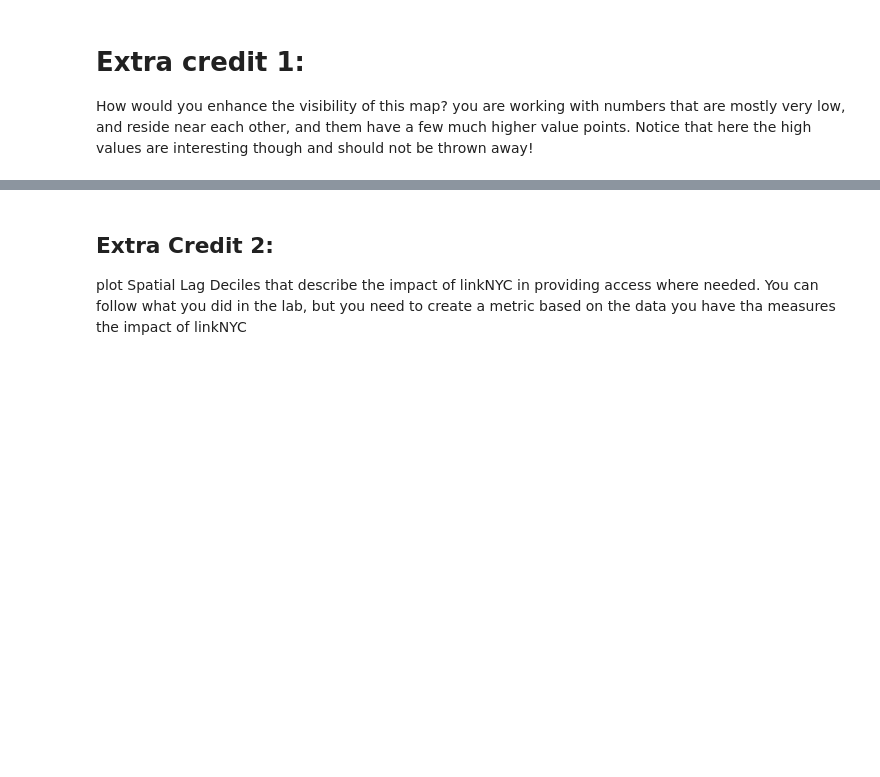
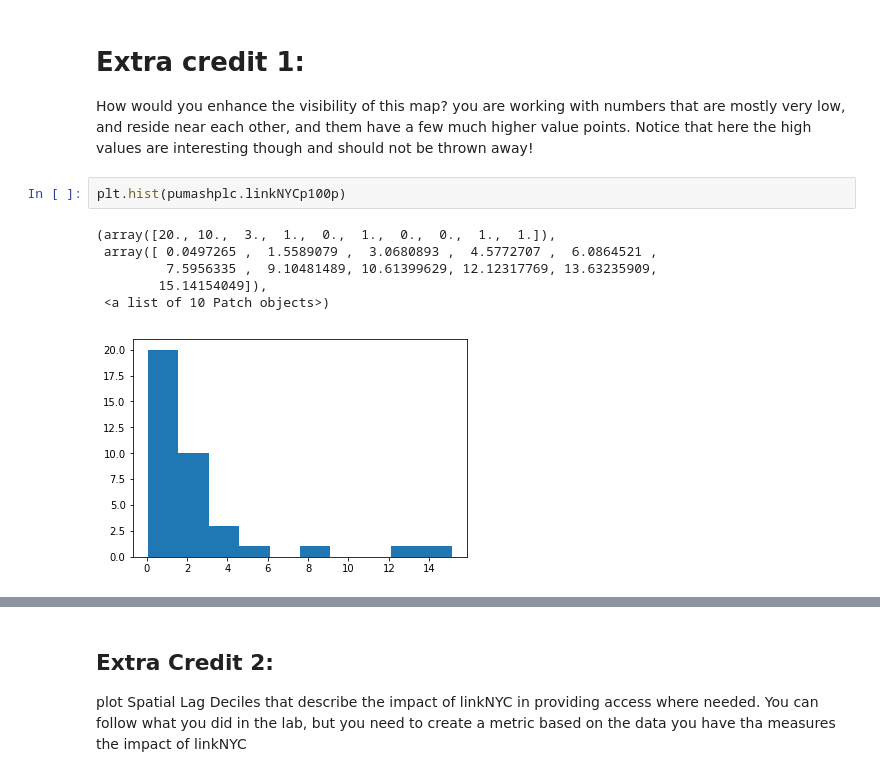
Before and after one commit to tanyani/PUI2018_tn1050, a Jupyter notebook: HW7_tn1050/geopandas_census_instructions.ipynb, the cells around one changed output, grey strips where cells are left out. Saved outputs shown, nothing was run; the diff lists cells and outputs as text; blank space fills up the shorter version.

```diff
--- a/HW7_tn1050/geopandas_census_instructions.ipynb
+++ b/HW7_tn1050/geopandas_census_instructions.ipynb
@@ -561,6 +561,15 @@ ax.get_legend().set_bbox_to_anchor((0.35, 0.95, 0, 0))
 # %% [markdown]
 # Extra credit 1:
 How would you enhance the visibility of this map? you are working with numbers that are mostly very low, and reside near each other, and them have a few much higher value points. Notice that here the high values are interesting though and should not be thrown away!
+# %%
+plt.hist(pumashplc.linkNYCp100p)
+# %% [output]
+(array([20., 10.,  3.,  1.,  0.,  1.,  0.,  0.,  1.,  1.]),
+ array([ 0.0497265 ,  1.5589079 ,  3.0680893 ,  4.5772707 ,  6.0864521 ,
+         7.5956335 ,  9.10481489, 10.61399629, 12.12317769, 13.63235909,
+        15.14154049]),
+ <a list of 10 Patch objects>)
+[figure, added]
 # %%
 ax = plt.figure(figsize=(15, 15)).add_subplot(111, frameon=False)
 ax.axis('off')
```
Also changed, not shown: parts of 6 cells of this notebook, 1 other file.
